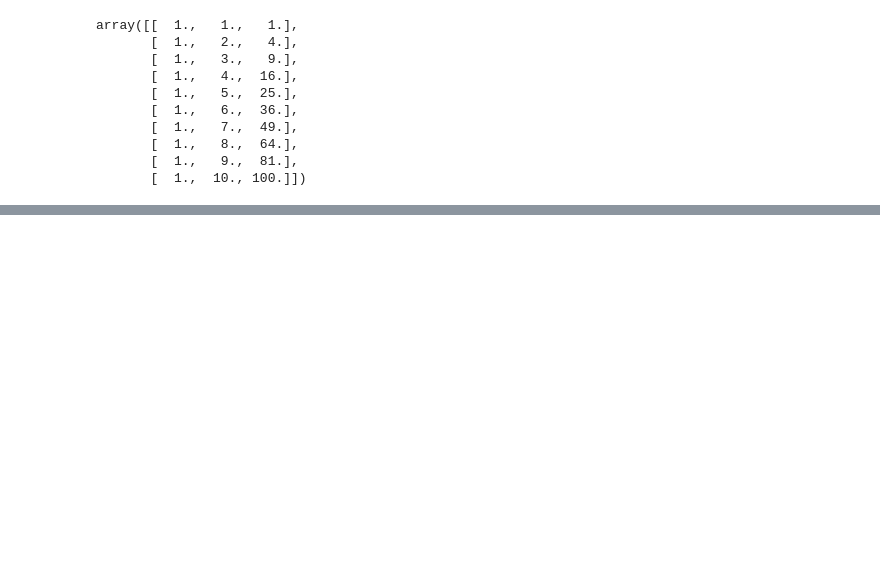
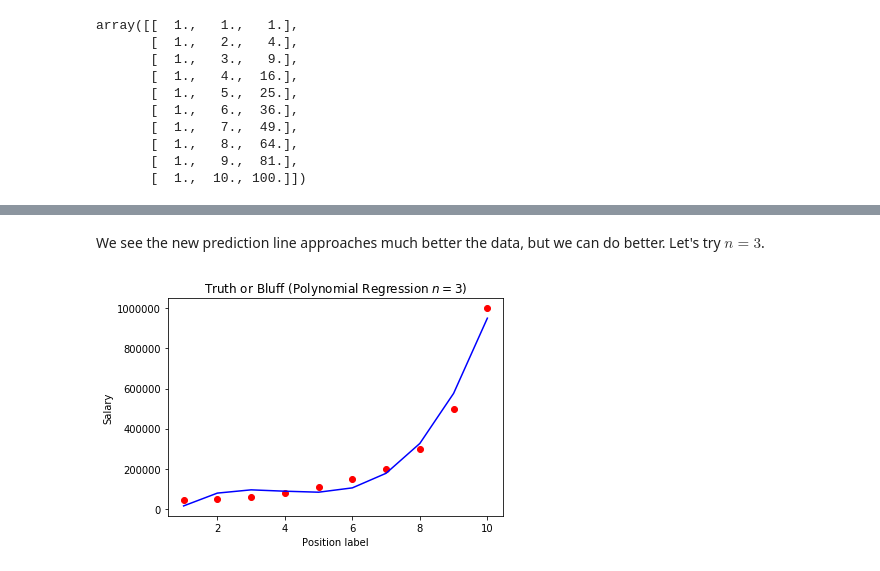
Before and after one commit to declanmillar/machine-learning-a-z, a Jupyter notebook: Part 2 - Regression/Section 6 - Polynomial Regression/polynomial_regression.ipynb, the cells around one changed output, grey strips where cells are left out. Cells and saved outputs as stored; diff of their text form; code cells hidden in the pictures; blank space fills up the shorter version.

```diff
--- a/Part 2 - Regression/Section 6 - Polynomial Regression/polynomial_regression.ipynb
+++ b/Part 2 - Regression/Section 6 - Polynomial Regression/polynomial_regression.ipynb
@@ -86,0 +105,14 @@ lin_reg_2.fit(X_poly, y)
+# %% [markdown]
+We see the new prediction line approaches much better the data, but we can do better. Let's try $n = 3$.
+# %%
+poly_reg_3 = PolynomialFeatures(degree = 3)
+lin_reg_3 = LinearRegression()
+lin_reg_3.fit(poly_reg_3.fit_transform(X), y)
+plt.scatter(X, y, color='red')
+plt.plot(X, lin_reg_3.predict(poly_reg_3.fit_transform(X)), color='blue')
+plt.title('Truth or Bluff (Polynomial Regression $n = 3$)')
+plt.xlabel('Position label')
+plt.ylabel('Salary')
+plt.show()
+# %% [output]
+[figure, added]
```
Also changed, not shown: parts of 15 cells of this notebook.
